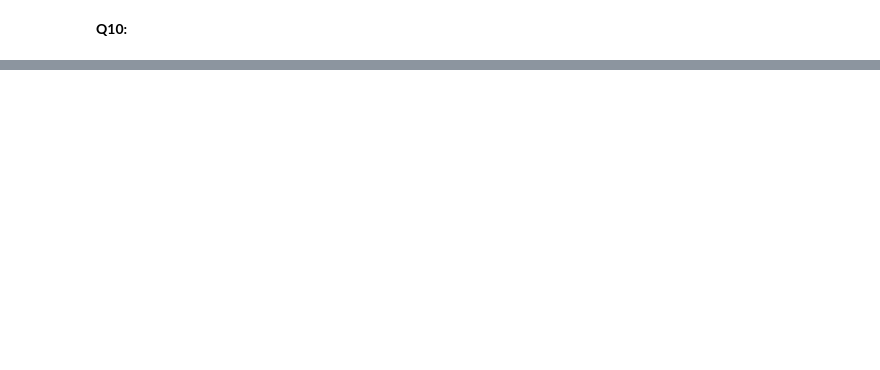
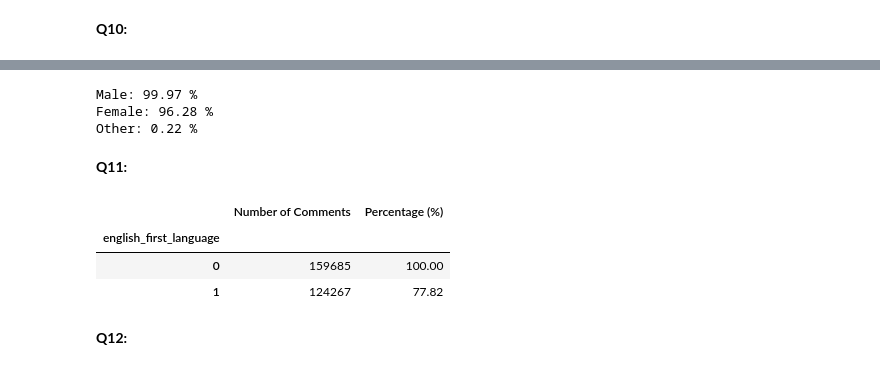
Before and after one commit to samantha0scalia/hcde-410, a Jupyter notebook: A2/hcde410-a2.ipynb, the cells around one changed output, grey strips where cells are left out. Cells and saved outputs as stored; diff of their text form; code cells hidden in the pictures; blank space fills up the shorter version.

```diff
--- a/A2/hcde410-a2.ipynb
+++ b/A2/hcde410-a2.ipynb
@@ -934,0 +937,36 @@ Name: count, dtype: float64
+# %%
+combined_data = combined_data.dropna(subset=["gender"])
+
+male_comments = combined_data[combined_data["gender"] == "male"]["rev_id"].nunique()
+female_comments = combined_data[combined_data["gender"] == "female"]["rev_id"].nunique()
+other_comments = combined_data[combined_data["gender"] == "other"]["rev_id"].nunique()
+
+total_gender_comments = combined_data["rev_id"].nunique()
+
+print("Male:", round(male_comments / total_gender_comments * 100, 2), "%")
+print("Female:", round(female_comments / total_gender_comments * 100, 2), "%")
+print("Other:", round(other_comments / total_gender_comments * 100, 2), "%")
+# %% [output]
+Male: 99.97 %
+Female: 96.28 %
+Other: 0.22 %
+# %% [markdown]
+**Q11:**
+# %%
+english_comments = toxicity_data.groupby("english_first_language")["rev_id"].nunique()
+
+total_comments = toxicity_data["rev_id"].nunique()
+english_percent = english_comments / total_comments * 100
+english_table = pd.DataFrame({
+    "Number of Comments": english_comments,
+    "Percentage (%)": english_percent.round(2)
+})
+
+display(english_table)
+# %% [output]
+|  | Number of Comments | Percentage (%) |
+| english_first_language |  |  |
+| 0 | 159685 | 100.00 |
+| 1 | 124267 | 77.82 |
+# %% [markdown]
+**Q12:**
```
Also changed, not shown: parts of 7 cells of this notebook, 3 other files.
